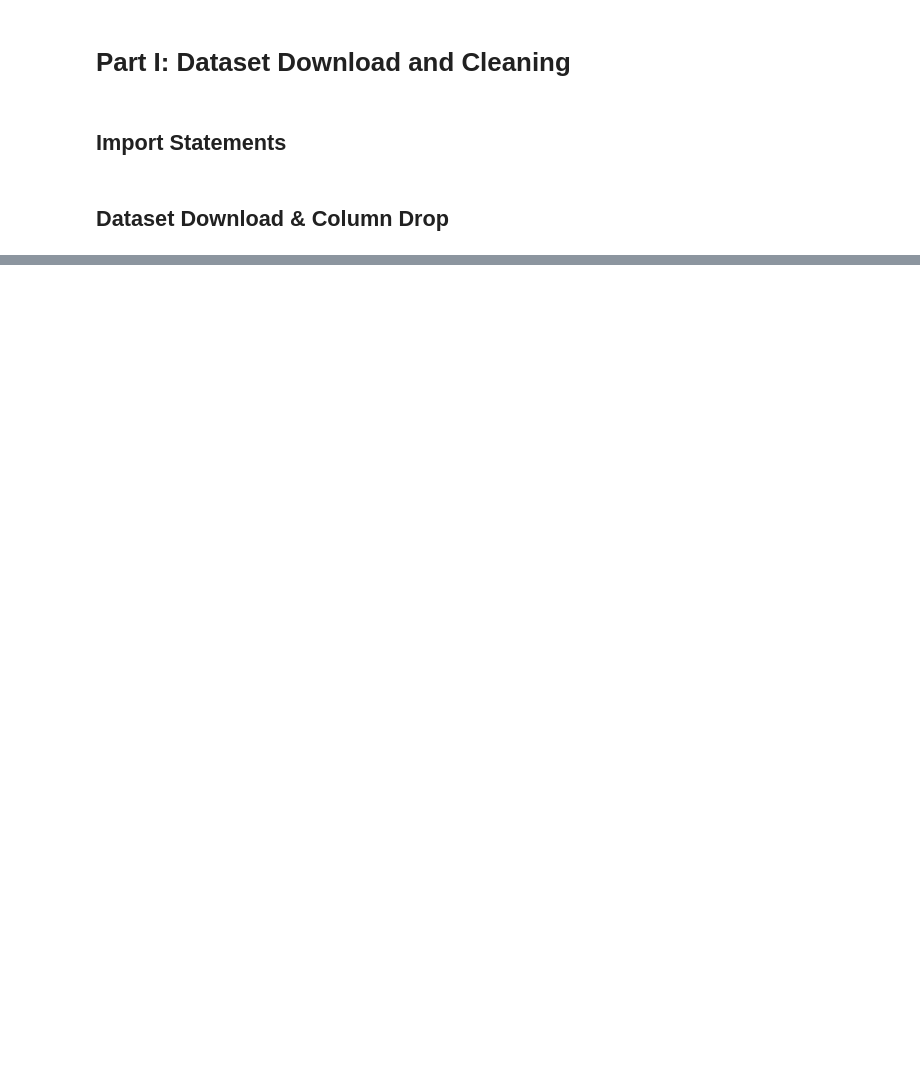
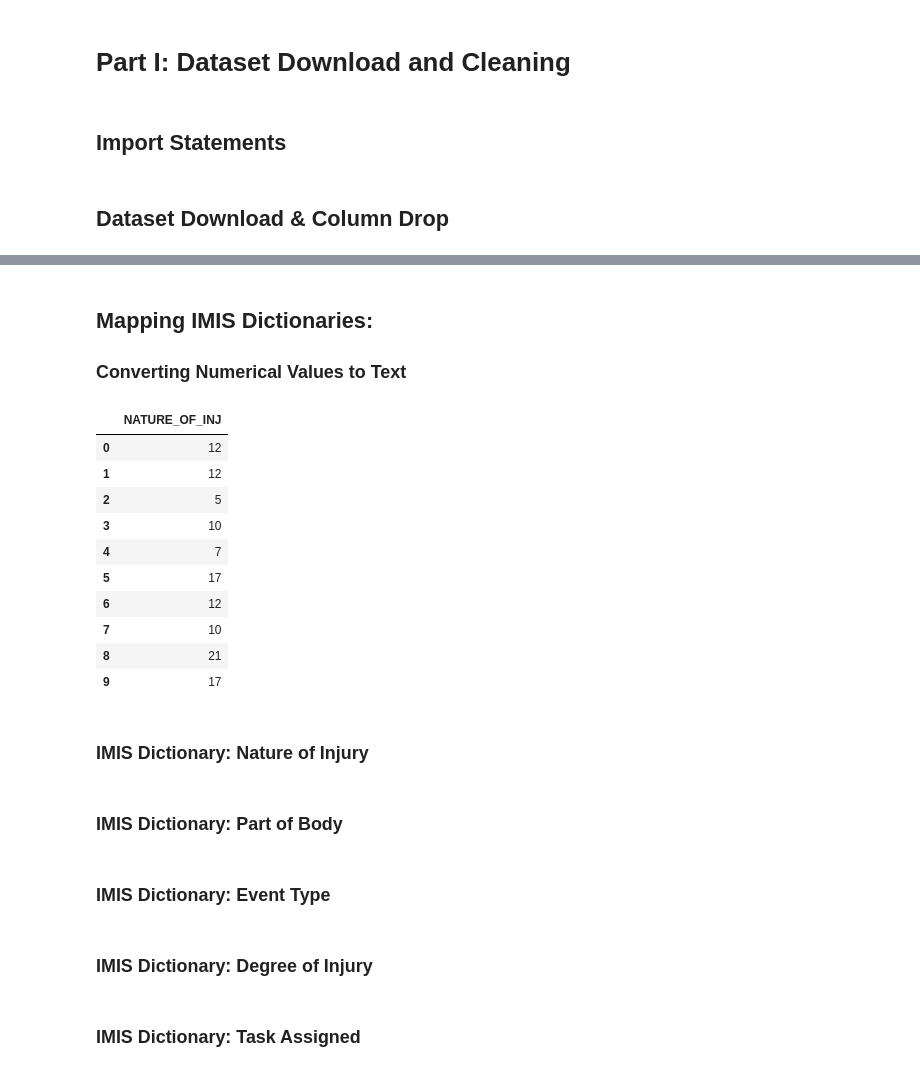
Before and after one commit to DillonPlummer/apriori-algo-MS, a Jupyter notebook: TEC-740-notebook.ipynb, the cells around one changed output, grey strips where cells are left out. Saved outputs shown, nothing was run; the diff lists cells and outputs as text; code cells hidden in the pictures; blank space fills up the shorter version.

```diff
--- a/TEC-740-notebook.ipynb
+++ b/TEC-740-notebook.ipynb
@@ -274,0 +130,32 @@ rules.head(50)
+# %% [markdown]
+## Mapping IMIS Dictionaries:
+### Converting Numerical Values to Text
+# %%
+# Housekeeping:
+# copying the previous dataframe and filtering more columns
+df2 = fall_causes_df_combined[['NATURE_OF_INJ', 'PART_OF_BODY', 'DEGREE_OF_INJ', 'EVENT_TYPE', 'TASK_ASSIGNED']]
+df2=df2.copy()
+
+# misc. note
+#df2.set_index('SUMMARY_NR', inplace = True)
+
+# example of numerical data
+example_of_numerical_data_df = pd.DataFrame(df['NATURE_OF_INJ'])
+example_of_numerical_data_df.head(10)
+
+# export dataframe
+# dfi.export(example_of_numerical_data_df.head(10), "example_numerical_data.png")
+# %% [output]
+|  | NATURE_OF_INJ |
+| 0 | 12 |
+| 1 | 12 |
+| 2 | 5 |
+| 3 | 10 |
+| 4 | 7 |
+| 5 | 17 |
+| 6 | 12 |
+| 7 | 10 |
+| 8 | 21 |
+| 9 | 17 |
+# %% [markdown]
+### IMIS Dictionary: Nature of Injury
@@ -274,0 +173,2 @@ rules.head(50)
+# %% [markdown]
+### IMIS Dictionary: Part of Body
@@ -274,0 +186,2 @@ rules.head(50)
+# %% [markdown]
+### IMIS Dictionary: Event Type
@@ -274,0 +199,2 @@ rules.head(50)
+# %% [markdown]
+### IMIS Dictionary: Degree of Injury
@@ -274,0 +212,2 @@ rules.head(50)
+# %% [markdown]
+### IMIS Dictionary: Task Assigned
```
Also changed, not shown: parts of 15 cells of this notebook, 55 other files.
